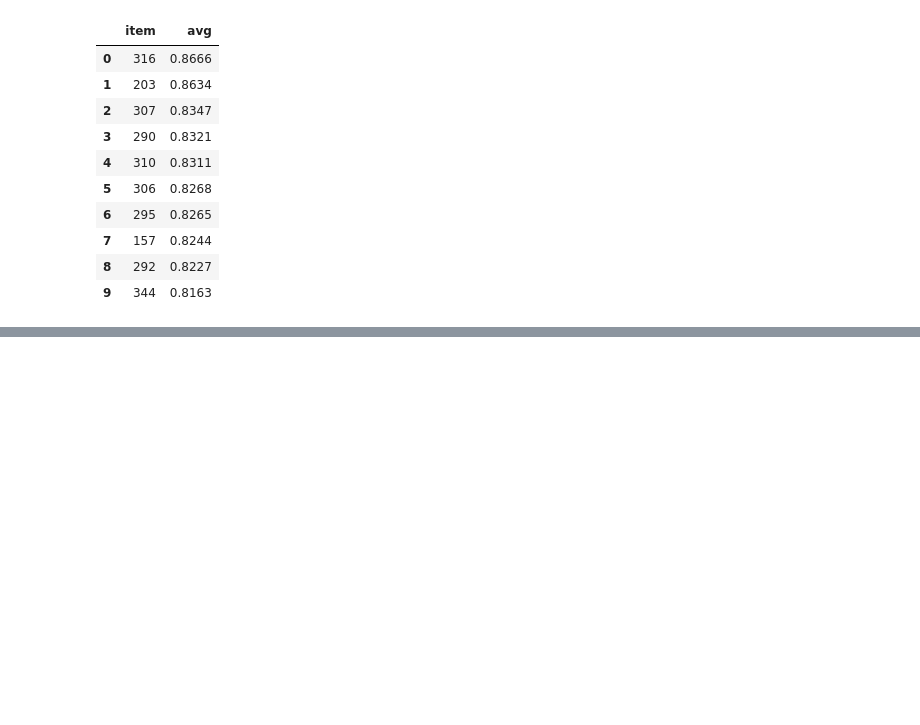
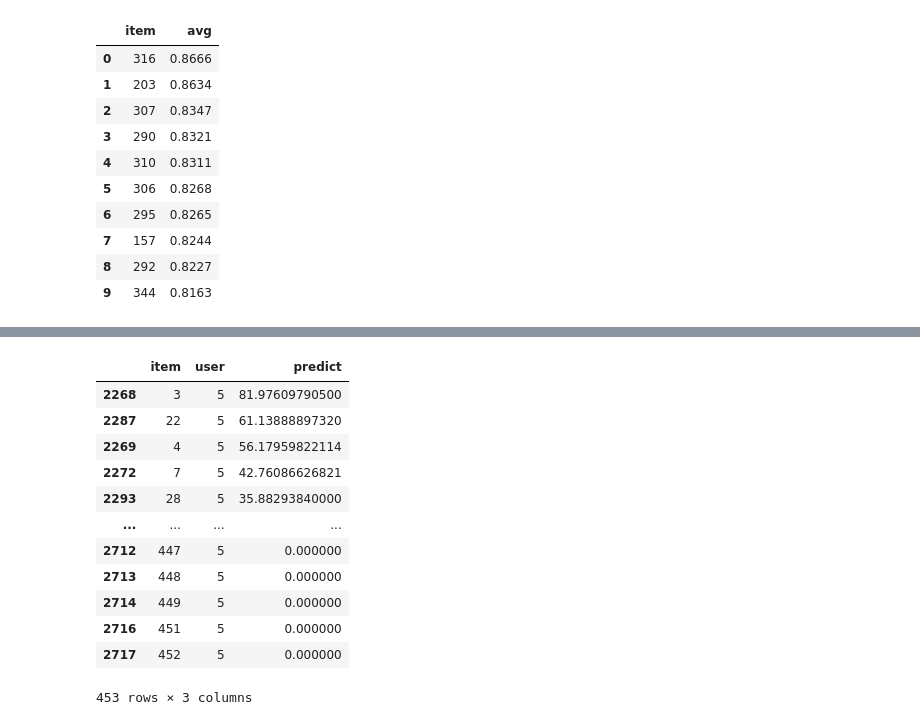
Before and after one commit to yms218/DB-Project, a Jupyter notebook: 2024-0045/test.ipynb, the cells around one changed output, grey strips where cells are left out. Saved outputs shown, nothing was run; the diff lists cells and outputs as text; code cells hidden in the pictures; blank space fills up the shorter version.

```diff
--- a/2024-0045/test.ipynb
+++ b/2024-0045/test.ipynb
@@ -434,0 +510,17 @@ get_output(
+# %%
+result_long_df = result_long_df.sort_values(by=['user', 'predict'], ascending=[True, False])
+result_long_df[result_long_df['user'] == 5]
+# %% [output]
+|  | item | user | predict |
+| 2268 | 3 | 5 | 81.97609790500 |
+| 2287 | 22 | 5 | 61.13888897320 |
+| 2269 | 4 | 5 | 56.17959822114 |
+| 2272 | 7 | 5 | 42.76086626821 |
+| 2293 | 28 | 5 | 35.88293840000 |
+| ... | ... | ... | ... |
+| 2712 | 447 | 5 | 0.000000 |
+| 2713 | 448 | 5 | 0.000000 |
+| 2714 | 449 | 5 | 0.000000 |
+| 2716 | 451 | 5 | 0.000000 |
+| 2717 | 452 | 5 | 0.000000 |
+453 rows × 3 columns
```
Also changed, not shown: parts of 8 cells of this notebook.
